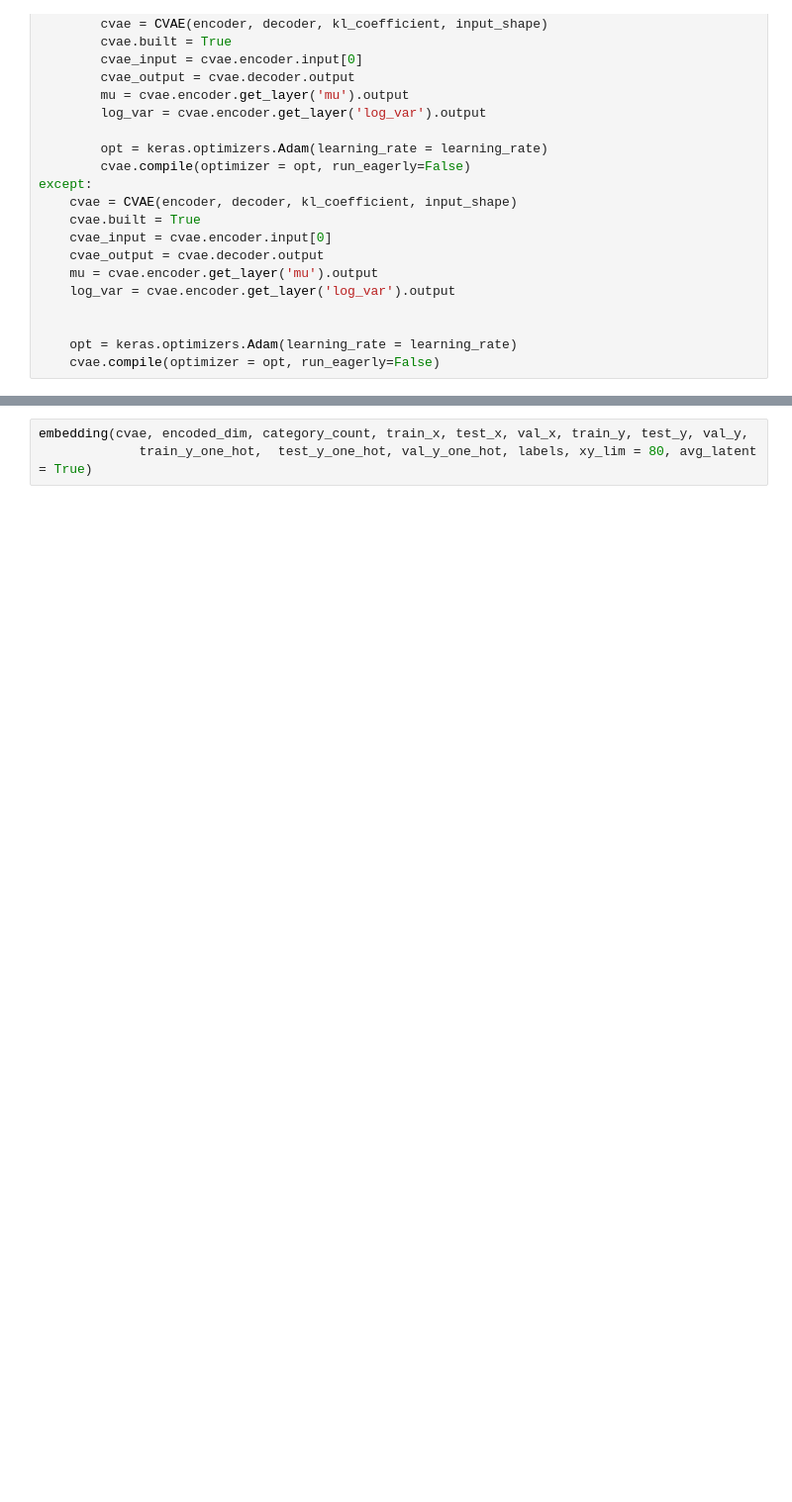
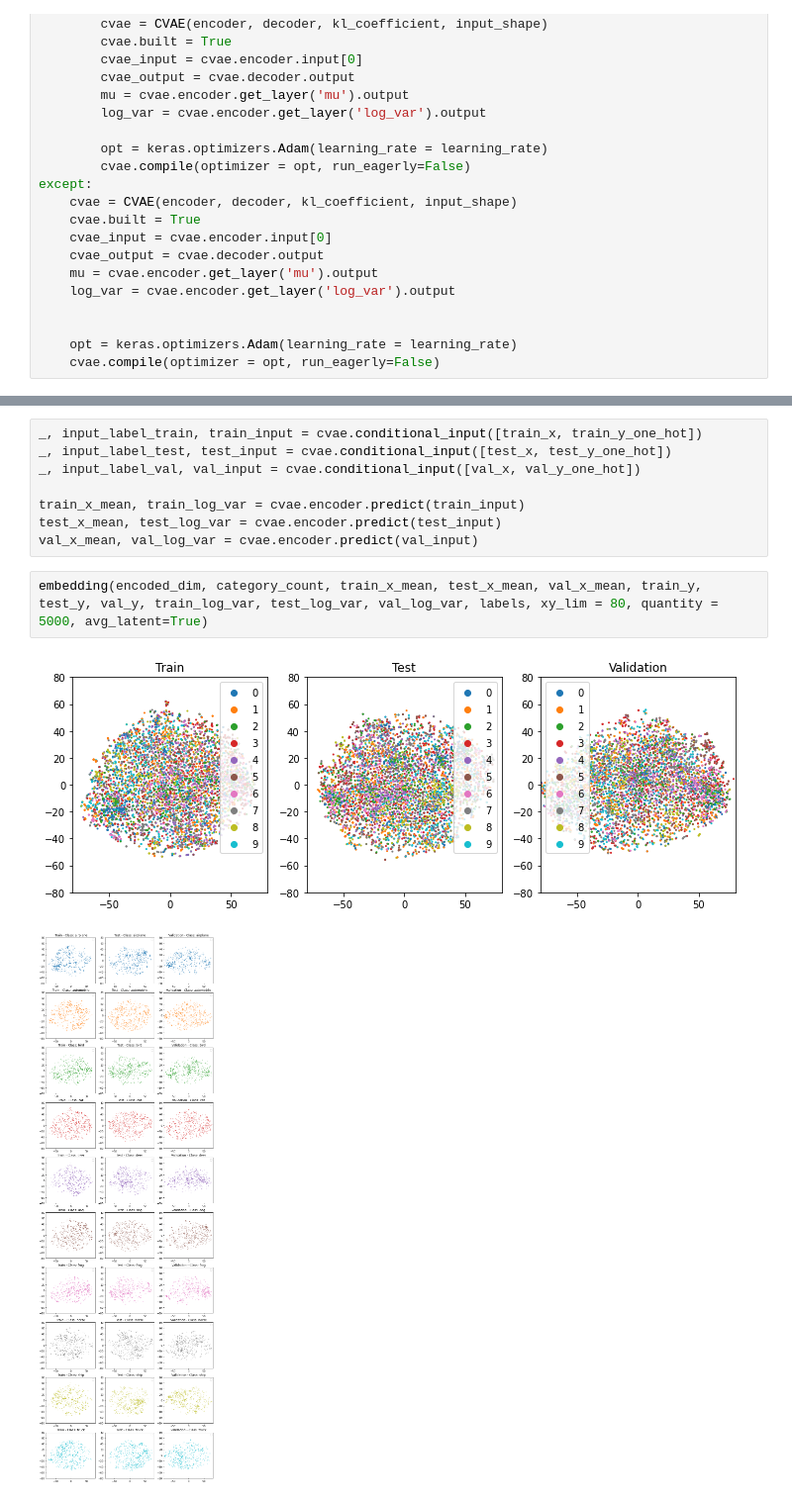
Before and after one commit to nderus/H-VAE, a Jupyter notebook: train.ipynb, the cells around one changed output, grey strips where cells are left out. Shown at 99% size. Saved outputs shown, nothing was run; the diff lists cells and outputs as text; blank space fills up the shorter version.

```diff
--- a/train.ipynb
+++ b/train.ipynb
@@ -107,3 +143,13 @@ history = cvae.fit([train_x, train_y_one_hot],
+# %%
+_, input_label_train, train_input = cvae.conditional_input([train_x, train_y_one_hot])
+_, input_label_test, test_input = cvae.conditional_input([test_x, test_y_one_hot])
+_, input_label_val, val_input = cvae.conditional_input([val_x, val_y_one_hot])
+
+train_x_mean, train_log_var = cvae.encoder.predict(train_input)
+test_x_mean, test_log_var = cvae.encoder.predict(test_input)
+val_x_mean, val_log_var = cvae.encoder.predict(val_input)
 # %%
-embedding(cvae, encoded_dim, category_count, train_x, test_x, val_x, train_y, test_y, val_y,
-             train_y_one_hot,  test_y_one_hot, val_y_one_hot, labels, xy_lim = 80, avg_latent = True)
+embedding(encoded_dim, category_count, train_x_mean, test_x_mean, val_x_mean, train_y, test_y, val_y, train_log_var, test_log_var, val_log_var, labels, xy_lim = 80, quantity = 5000, avg_latent=True)
+# %% [output]
+[figure, added]
+[figure, added]
```
Also changed, not shown: parts of 11 cells of this notebook, 5 other files.
